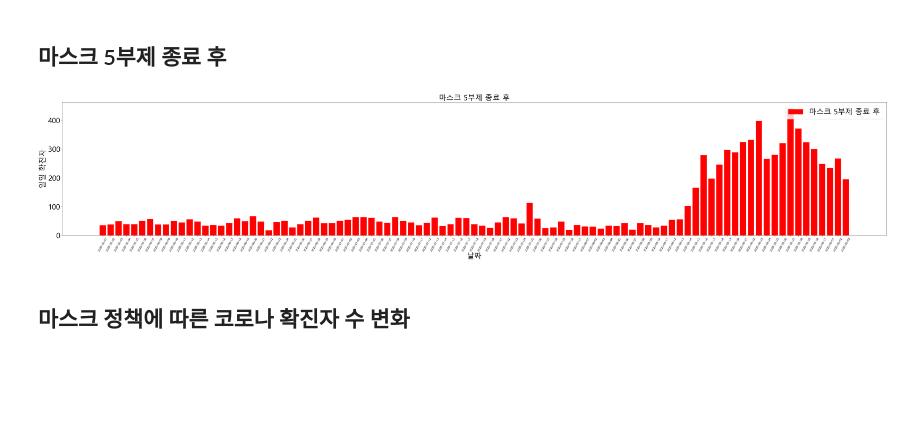
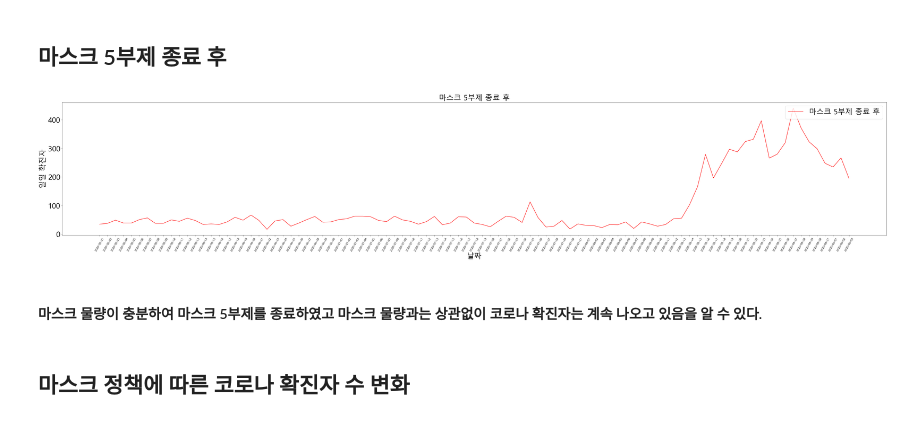
Before and after one commit to xdfc1745/corona_dataAnalysis, a Jupyter notebook: policy_until_0904/covid19_policy_health.ipynb, the cells around one changed output. Cells and saved outputs as stored; diff of their text form; code cells hidden in the pictures; blank space fills up the shorter version.

```diff
--- a/policy_until_0904/covid19_policy_health.ipynb
+++ b/policy_until_0904/covid19_policy_health.ipynb
@@ -148,16 +154,18 @@ df1_after_5_day_right = df1_sum[(df1_sum['date'] >= '2020-07-01')]
 df1_after_5_day = pd.concat([df1_after_5_day_left, df1_after_5_day_right])
 # %%
 plt.figure(figsize=(60, 10))
-plt.bar(df1_after_5_day['date'], df1_after_5_day['confirmed_day'],label='마스크 5부제 종료 후', color='red')
+plt.plot(df1_after_5_day['date'], df1_after_5_day['confirmed_day'],label='마스크 5부제 종료 후', color='red')
 plt.xlabel('날짜', fontsize=30)
 plt.ylabel('일일 확진자', fontsize=30)
 plt.xticks(fontsize=12, rotation=60)
 plt.yticks(fontsize=30)
 plt.title('마스크 5부제 종료 후', fontsize=30)
 plt.legend(loc='upper right', fontsize=30)
 plt.show()
 # %% [output]
-[figure, old version]
+[figure, new version]
+# %% [markdown]
+#### 마스크 물량이 충분하여 마스크 5부제를 종료하였고 마스크 물량과는 상관없이 코로나 확진자는 계속 나오고 있음을 알 수 있다.
 # %% [markdown]
 ## 마스크 정책에 따른 코로나 확진자 수 변화
 # %%
```
Also changed, not shown: parts of 4 cells of this notebook, 7 other files.
